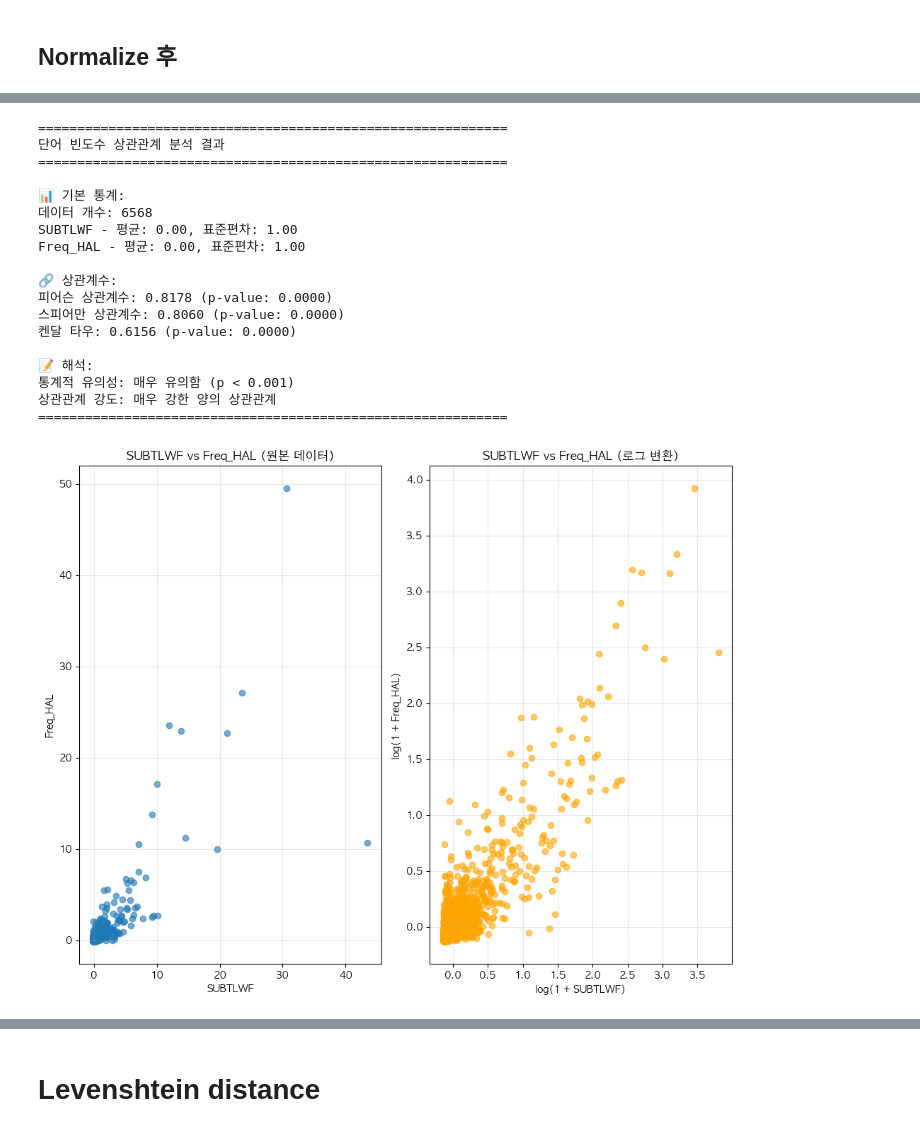
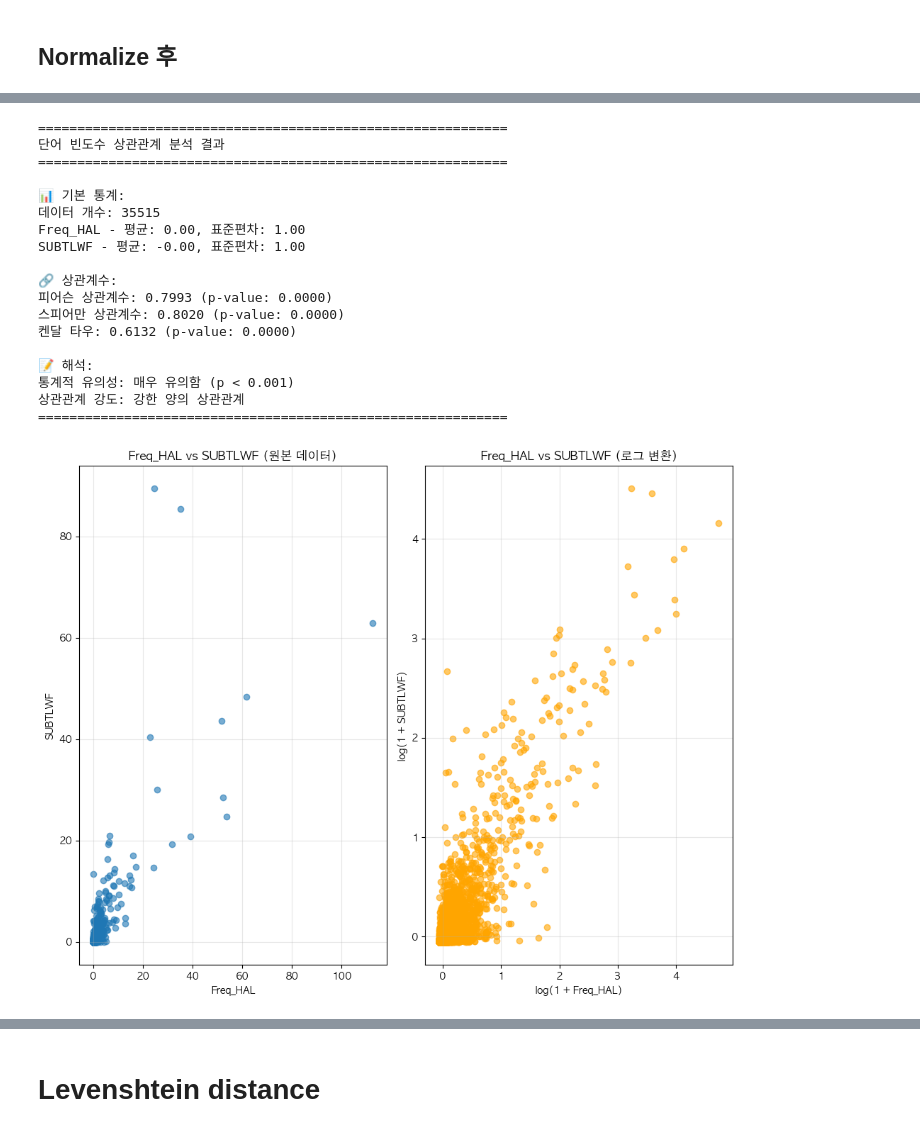
Before and after one commit to irregular6612/english-corpus-comparison, a Jupyter notebook: preprocessing.ipynb, the cells around one changed output, grey strips where cells are left out. Saved outputs shown, nothing was run; the diff lists cells and outputs as text; code cells hidden in the pictures.

```diff
--- a/preprocessing.ipynb
+++ b/preprocessing.ipynb
@@ -928,0 +1383,4 @@ target_df.shape
+# %%
+# 빈도수가 측정되지 않은 단어들 탈락.
+SUBTL_df = SUBTL_df[SUBTL_df['SUBTLWF'] != '#'].reset_index(drop=True)
+SUBTL_df
@@ -964,0 +1476,3 @@ df
+# %%
+df_HAL_SUBTL = pd.merge(HAL_df, SUBTL_df, how='inner', on='Word')
+df_HAL_SUBTL.head()
@@ -1069,12 +1591,17 @@ class TargetCorpusPreprocessor:
         #self.df.dropna(inplace=True)
 
         # change column data type
-        self.df = self.change_col_type('Freq_HAL', 'int64')
+        if 'Freq_HAL' in self.df.columns:
+            self.df = self.change_col_type('Freq_HAL', 'int64')
         #self.df = self.change_col_type('Log_Freq_HAL', 'float')
-        self.df = self.change_col_type('SUBTLWF', 'float')
-        self.df = self.change_col_type('LgSUBTLWF', 'float')
-        self.df = self.change_col_type('OLD', 'float')
-        self.df = self.change_col_type('OLDF', 'float')
+        if 'SUBTLWF' in self.df.columns:
+            self.df = self.change_col_type('SUBTLWF', 'float')
+        if 'LgSUBTLWF' in self.df.columns:
+            self.df = self.change_col_type('LgSUBTLWF', 'float')
+        if 'OLD' in self.df.columns:
+            self.df = self.change_col_type('OLD', 'float')
+        if 'OLDF' in self.df.columns:
+            self.df = self.change_col_type('OLDF', 'float')
 
         return self.df
 # %%
@@ -1101,0 +1638,3 @@ OLDF
+# %%
+df_HAL_SUBTL = TargetCorpusPreprocessor(df_HAL_SUBTL).preprocess()
+df_HAL_SUBTL.head()
@@ -1495,22 +2046,22 @@ new_df
 # %%
-analyzer = analyze_word_frequency_correlation(new_df, 'SUBTLWF', 'Freq_HAL', normalize=True, bins=np.arange(-1, 1, 0.05))
+analyzer = analyze_word_frequency_correlation(df_HAL_SUBTL, 'Freq_HAL', 'SUBTLWF', normalize=True, bins=np.arange(-1, 1, 0.05))
 # %% [output]
 ============================================================
 단어 빈도수 상관관계 분석 결과
 ============================================================
 
 📊 기본 통계:
-데이터 개수: 6568
-SUBTLWF - 평균: 0.00, 표준편차: 1.00
+데이터 개수: 35515
 Freq_HAL - 평균: 0.00, 표준편차: 1.00
+SUBTLWF - 평균: -0.00, 표준편차: 1.00
 
 🔗 상관계수:
-피어슨 상관계수: 0.8178 (p-value: 0.0000)
-스피어만 상관계수: 0.8060 (p-value: 0.0000)
-켄달 타우: 0.6156 (p-value: 0.0000)
+피어슨 상관계수: 0.7993 (p-value: 0.0000)
+스피어만 상관계수: 0.8020 (p-value: 0.0000)
+켄달 타우: 0.6132 (p-value: 0.0000)
 
 📝 해석:
 통계적 유의성: 매우 유의함 (p < 0.001)
-상관관계 강도: 매우 강한 양의 상관관계
+상관관계 강도: 강한 양의 상관관계
 ============================================================
-[figure, old version]
+[figure, new version]
```
Also changed, not shown: parts of 56 cells of this notebook.
